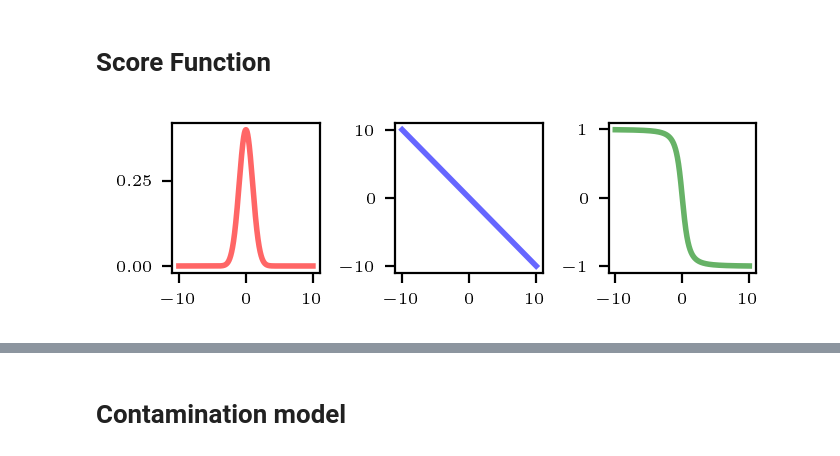
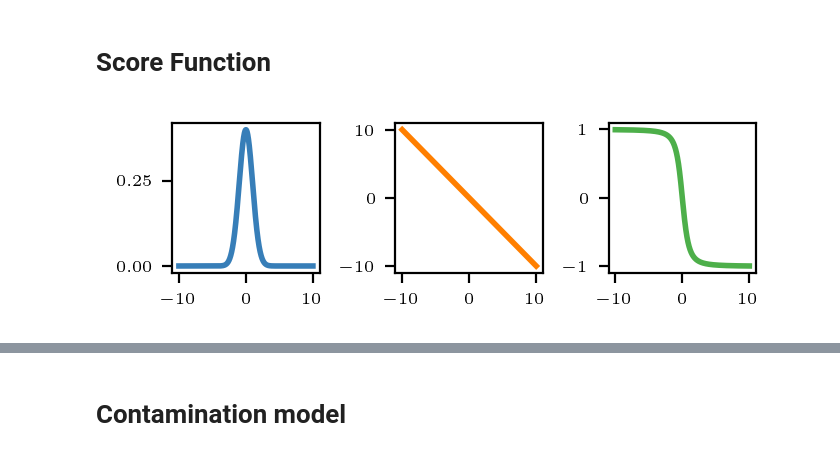
Before and after one commit to maltamiranomontero/DSM-bocd, a Jupyter notebook: notebooks/aux_figures.ipynb, the cells around one changed output, grey strips where cells are left out. Drawn from its saved outputs; the diff is of its cells as text; code cells hidden in the pictures.

```diff
--- a/notebooks/aux_figures.ipynb
+++ b/notebooks/aux_figures.ipynb
@@ -3,6 +3,10 @@ import numpy as np
 import matplotlib.pyplot as plt
 from tueplots import bundles, figsizes
 from scipy import stats
+
+CB_color_cycle = ['#377eb8', '#ff7f00', '#4daf4a',
+                  '#f781bf', '#a65628', '#984ea3',
+                  '#999999', '#e41a1c', '#dede00']
 # %% [markdown]
 # Score Function
 # %%
@@ -14,11 +18,11 @@ def m(x):
 # %%
 x = np.linspace(-10, 10, 10000)
 FILE_NAME = 'results/aux-figures/score_col.pdf'
 with plt.rc_context(bundles.icml2022(ncols=2)):
     fig, axs = plt.subplots(ncols=3, dpi = 200)
-    axs[0].plot(x, stats.norm.pdf(x),'r-', lw=2, alpha=0.6)
-    axs[1].plot(x, grad_log_normal(x),'b-', lw=2, alpha=0.6)
-    axs[2].plot(x, grad_log_normal(x)*m(x),'g-', lw=2, alpha=0.6)
+    axs[0].plot(x, stats.norm.pdf(x),CB_color_cycle[0], lw=2)
+    axs[1].plot(x, grad_log_normal(x),CB_color_cycle[1], lw=2)
+    axs[2].plot(x, grad_log_normal(x)*m(x),CB_color_cycle[2], lw=2)
     fig.savefig(FILE_NAME, format="pdf", bbox_inches= "tight")
 # %% [output]
-[figure, old version]
+[figure, new version]
```
Also changed, not shown: parts of 9 cells of this notebook, 41 other files.
